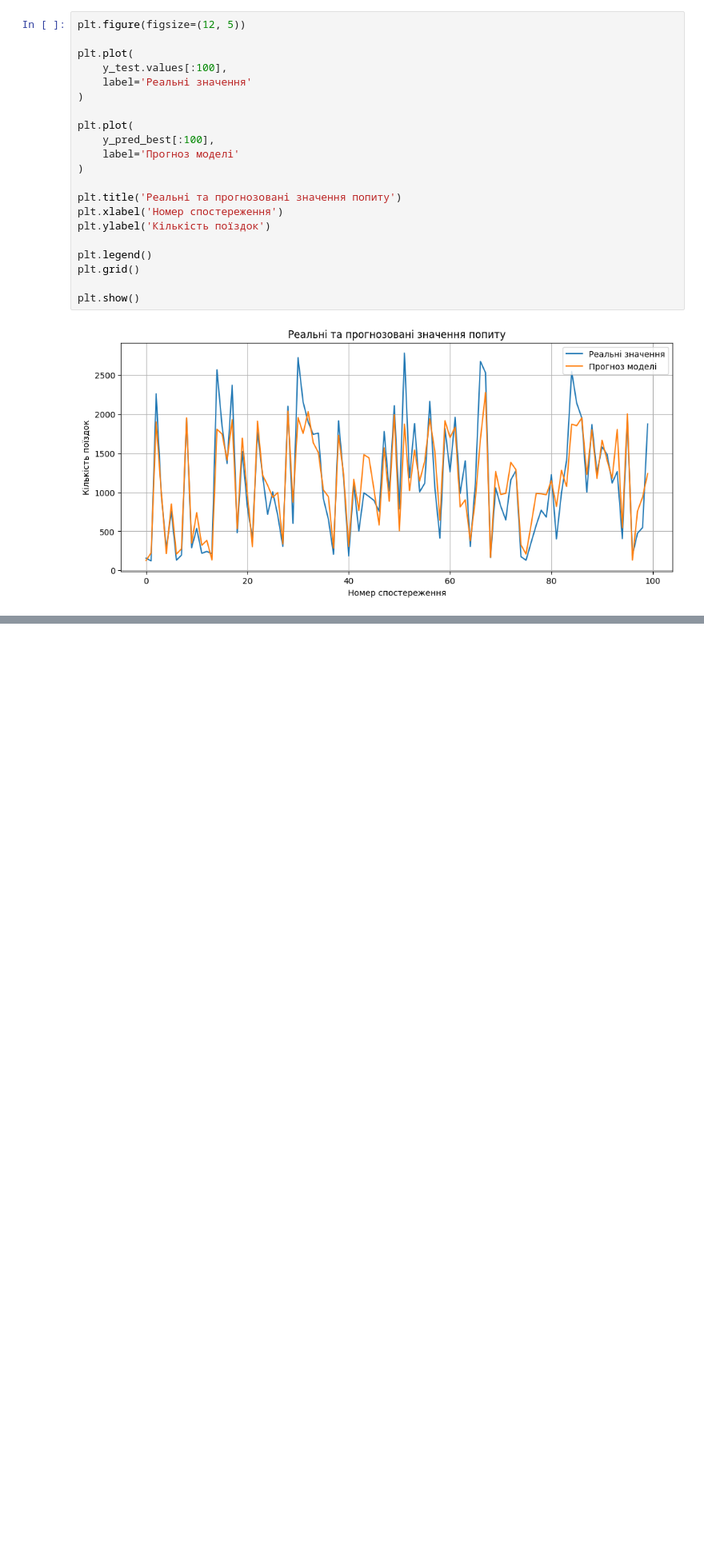
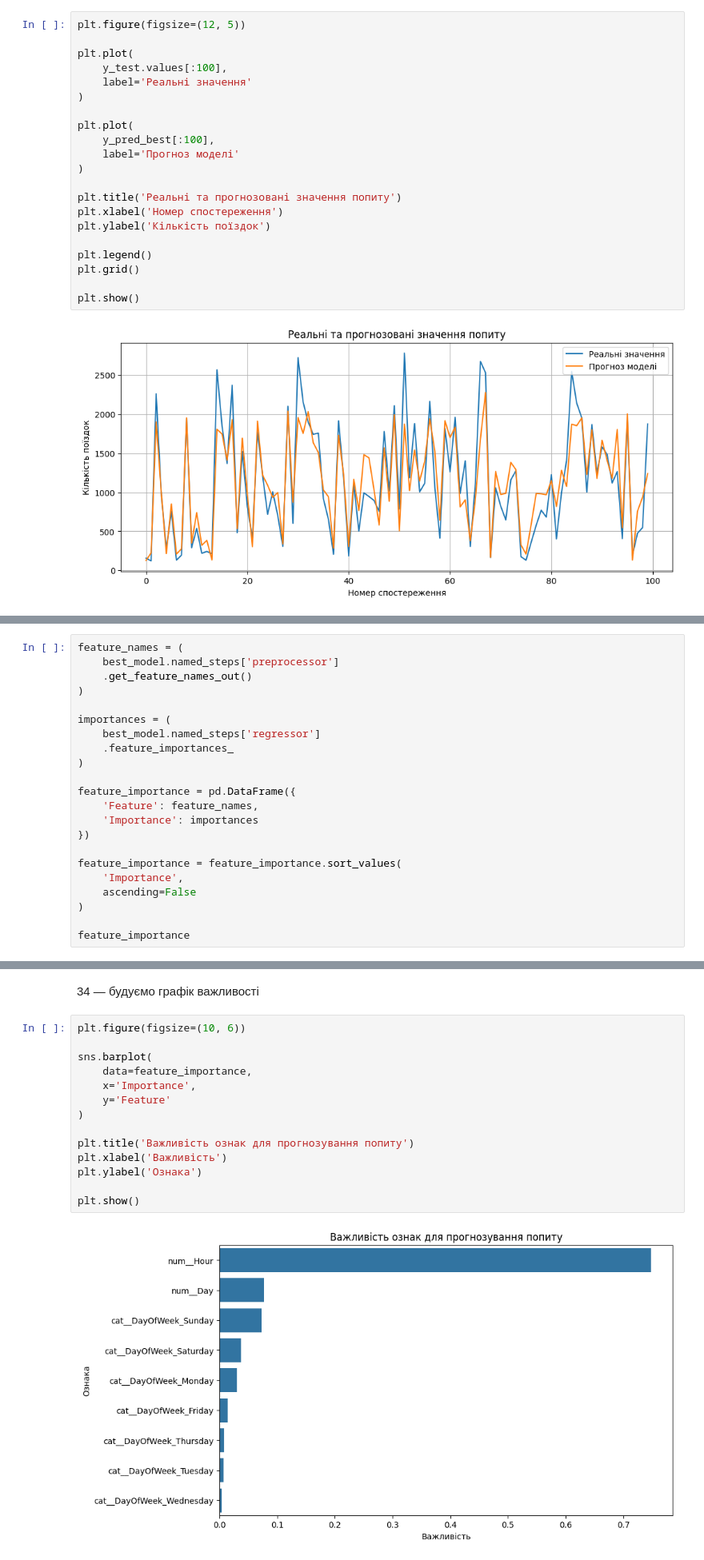
Before and after one commit to pavlenkosasha/MillionaireAPI, a Jupyter notebook: Uber_Pickups_in_New_York_City_PAVLENKO.ipynb, the cells around one changed output, grey strips where cells are left out. Shown at 80% size. Cells and saved outputs as stored; diff of their text form; blank space fills up the shorter version.

```diff
--- a/Uber_Pickups_in_New_York_City_PAVLENKO.ipynb
+++ b/Uber_Pickups_in_New_York_City_PAVLENKO.ipynb
@@ -748,0 +783,22 @@ plt.show()
+# %%
+feature_names = (
+    best_model.named_steps['preprocessor']
+    .get_feature_names_out()
+)
+
+importances = (
+    best_model.named_steps['regressor']
+    .feature_importances_
+)
+
+feature_importance = pd.DataFrame({
+    'Feature': feature_names,
+    'Importance': importances
+})
+
+feature_importance = feature_importance.sort_values(
+    'Importance',
+    ascending=False
+)
+
+feature_importance
@@ -748,0 +823,18 @@ plt.show()
+# %% [markdown]
+34 — будуємо графік важливості
+# %%
+plt.figure(figsize=(10, 6))
+
+sns.barplot(
+    data=feature_importance,
+    x='Importance',
+    y='Feature'
+)
+
+plt.title('Важливість ознак для прогнозування попиту')
+plt.xlabel('Важливість')
+plt.ylabel('Ознака')
+
+plt.show()
+# %% [output]
+[figure, added]
```
Also changed, not shown: parts of 8 cells of this notebook.
